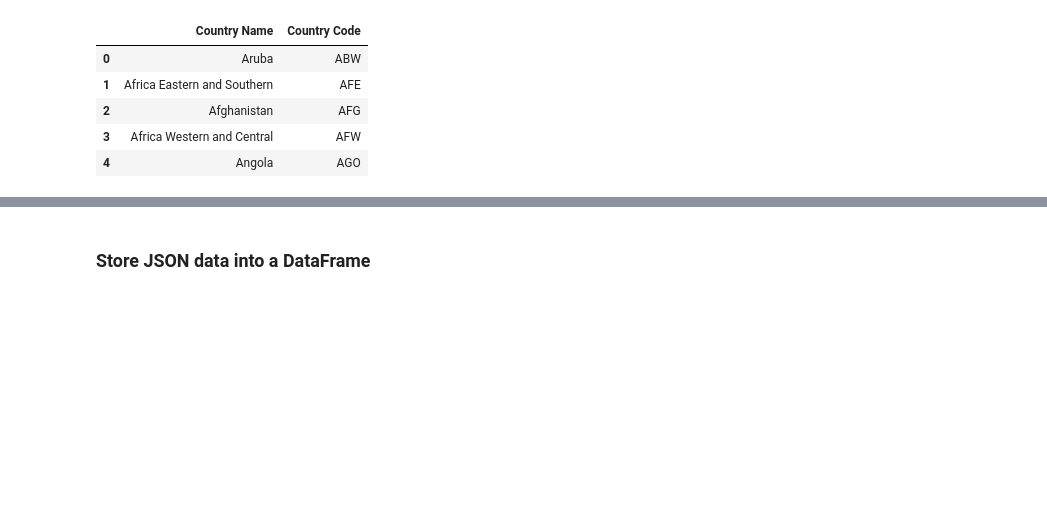
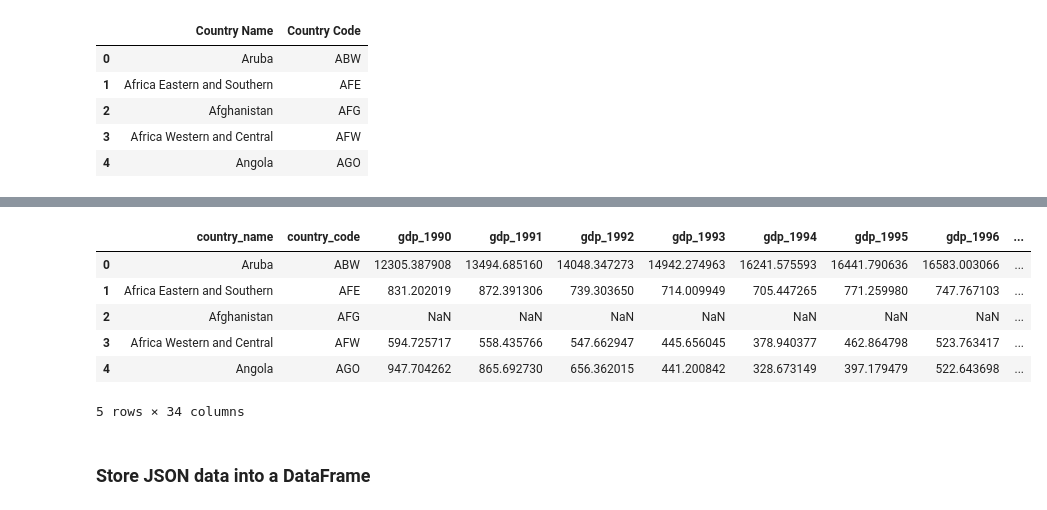
Before and after one commit to Anguyensfg/project-2, a Jupyter notebook: project2etl.ipynb, the cells around one changed output, grey strips where cells are left out. Drawn from its saved outputs; the diff is of its cells as text; code cells hidden in the pictures; blank space fills up the shorter version.

```diff
--- a/project2etl.ipynb
+++ b/project2etl.ipynb
@@ -113,2 +98,22 @@ display(result1)
+# %%
+result = [new_gdp1_df, new_gdp_df]
+final_gdp_df = pd.concat(result, axis=1)
+final_gdp_df = final_gdp_df.rename(columns={"Country Name": "country_name", "Country Code": "country_code"\
+     , "1990": "gdp_1990", "1991": "gdp_1991", "1992": "gdp_1992", "1993": "gdp_1993", "1994": "gdp_1994", \
+         "1995": "gdp_1995", "1996": "gdp_1996", "1997": "gdp_1997", "1998": "gdp_1998", "1999": "gdp_1999", \
+            "2000": "gdp_2000", "2001": "gdp_2001", "2002": "gdp_2002", "2003": "gdp_2003", "2004": "gdp_2004", \
+                 "2005": "gdp_2005", "2006": "gdp_2006", "2007": "gdp_2007", "2008": "gdp_2008", "2009": "gdp_2009", \
+                     "2010": "gdp_2010", "2011": "gdp_2011", "2012": "gdp_2012", "2013": "gdp_2013", "2014": "gdp_2014", \
+                         "2015": "gdp_2015", "2016": "gdp_2016", "2017": "gdp_2017", "2018": "gdp_2018", "2019": "gdp_2019", \
+                             "2020": "gdp_2020", "2021": "gdp_2021"})
+final_gdp_df.head()
+# %% [output]
+|  | country_name | country_code | gdp_1990 | gdp_1991 | gdp_1992 | gdp_1993 | gdp_1994 | gdp_1995 | gdp_1996 | ... |
+| 0 | Aruba | ABW | 12305.387908 | 13494.685160 | 14048.347273 | 14942.274963 | 16241.575593 | 16441.790636 | 16583.003066 | ... |
+| 1 | Africa Eastern and Southern | AFE | 831.202019 | 872.391306 | 739.303650 | 714.009949 | 705.447265 | 771.259980 | 747.767103 | ... |
+| 2 | Afghanistan | AFG | NaN | NaN | NaN | NaN | NaN | NaN | NaN | ... |
+| 3 | Africa Western and Central | AFW | 594.725717 | 558.435766 | 547.662947 | 445.656045 | 378.940377 | 462.864798 | 523.763417 | ... |
+| 4 | Angola | AGO | 947.704262 | 865.692730 | 656.362015 | 441.200842 | 328.673149 | 397.179479 | 522.643698 | ... |
+5 rows × 34 columns
 # %% [markdown]
 ### Store JSON data into a DataFrame
```
Also changed, not shown: parts of 14 cells of this notebook, 4 other files.
